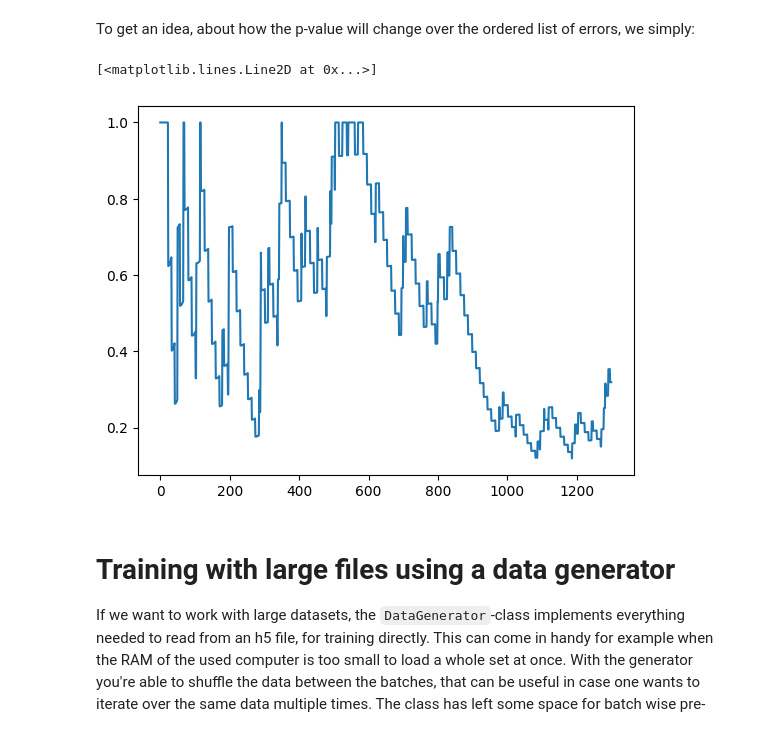
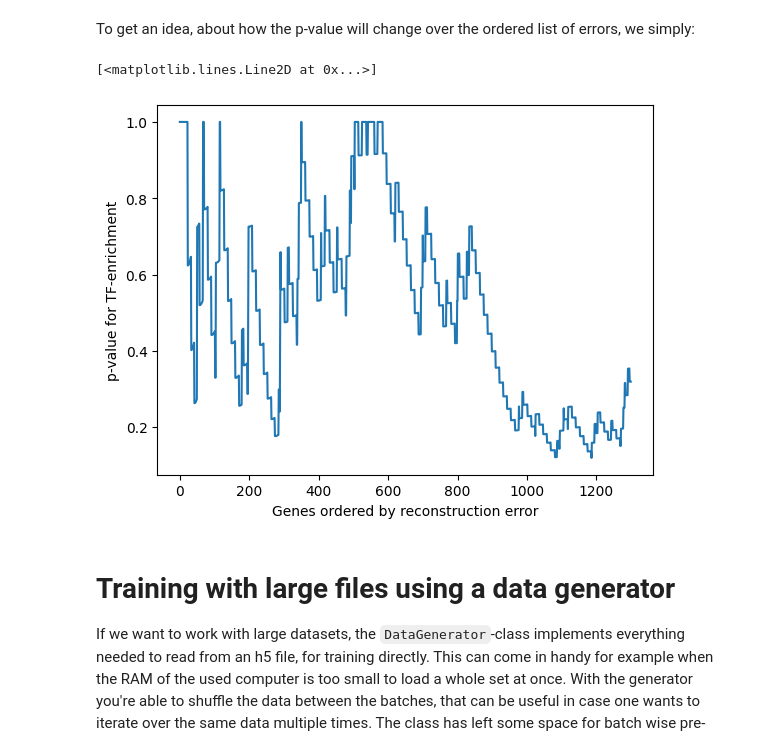
Before and after one commit to Utzi1/genericVAE, a Jupyter notebook: Intro.ipynb, the cells around one changed output. Cells and saved outputs as stored; diff of their text form; code cells hidden in the pictures.

```diff
--- a/Intro.ipynb
+++ b/Intro.ipynb
@@ -426,10 +475,12 @@ for genes in range(0, 1300):
     results = f_exact_test(set(top["name"]), set(data["name"]))
     plist.append(results[0][1])
 # %%
+plt.xlabel("Genes ordered by reconstruction error")
+plt.ylabel("p-value for TF-enrichment")
 plt.plot(plist)
 # %% [output]
 [<matplotlib.lines.Line2D at 0x...>]
-[figure, old version]
+[figure, new version]
 # %% [markdown]
 # Training with large files using a data generator
 
```
Also changed, not shown: parts of 38 cells of this notebook.
